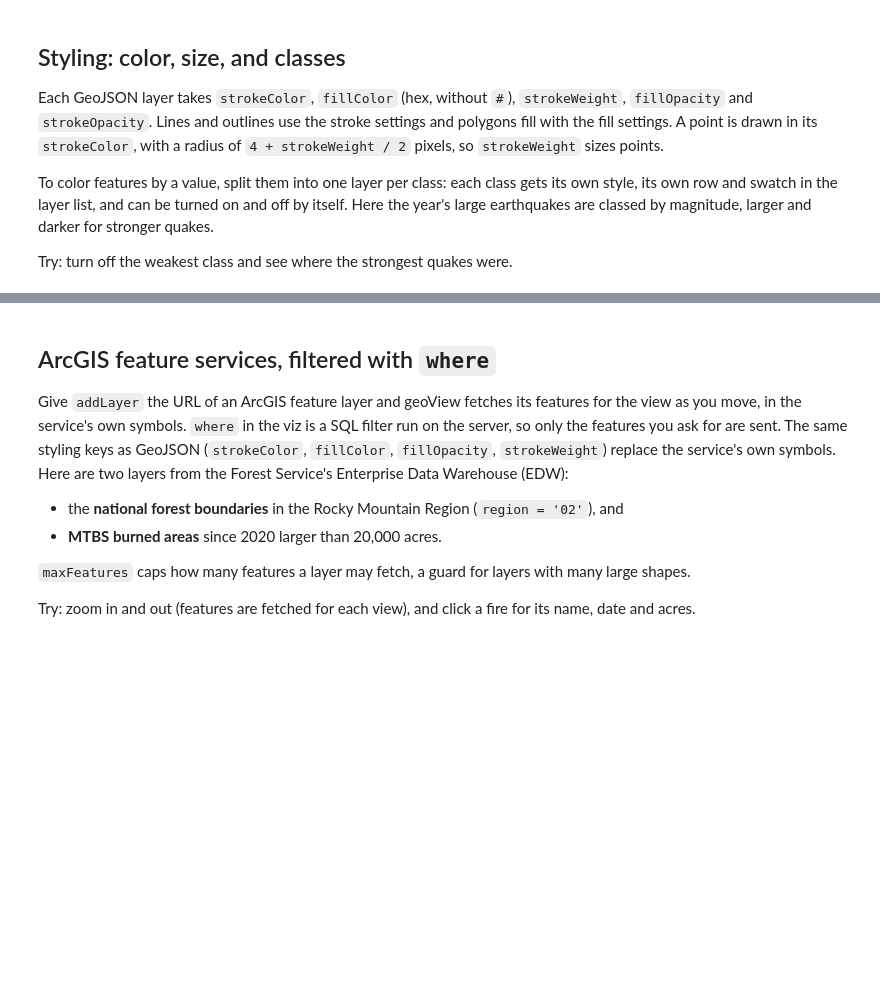
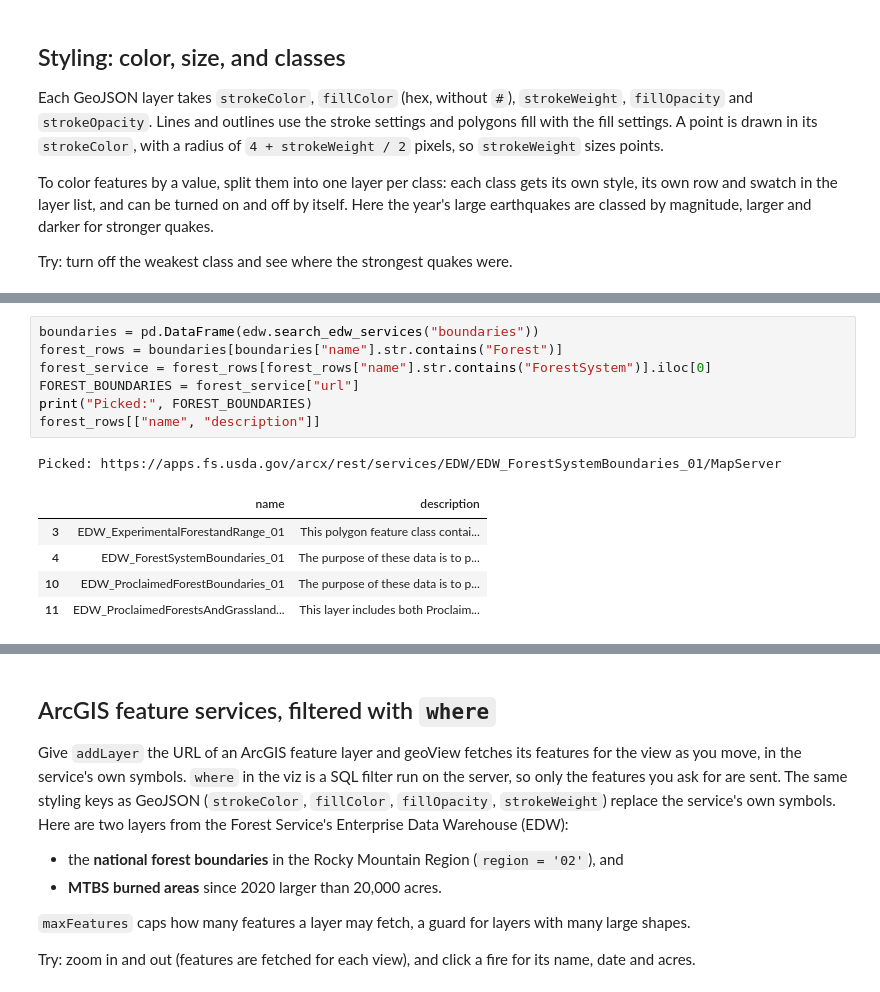
Before and after one commit to redcastle-resources/georest, a Jupyter notebook: examples/geoview_starter.ipynb, the cells around one changed output, grey strips where cells are left out. Cells and saved outputs as stored; diff of their text form; blank space fills up the shorter version.

```diff
--- a/examples/geoview_starter.ipynb
+++ b/examples/geoview_starter.ipynb
@@ -123,0 +124,14 @@ Map.view()
+# %%
+boundaries = pd.DataFrame(edw.search_edw_services("boundaries"))
+forest_rows = boundaries[boundaries["name"].str.contains("Forest")]
+forest_service = forest_rows[forest_rows["name"].str.contains("ForestSystem")].iloc[0]
+FOREST_BOUNDARIES = forest_service["url"]
+print("Picked:", FOREST_BOUNDARIES)
+forest_rows[["name", "description"]]
+# %% [output]
+Picked: https://apps.fs.usda.gov/arcx/rest/services/EDW/EDW_ForestSystemBoundaries_01/MapServer
+|  | name | description |
+| 3 | EDW_ExperimentalForestandRange_01 | This polygon feature class contai... |
+| 4 | EDW_ForestSystemBoundaries_01 | The purpose of these data is to p... |
+| 10 | EDW_ProclaimedForestBoundaries_01 | The purpose of these data is to p... |
+| 11 | EDW_ProclaimedForestsAndGrassland... | This layer includes both Proclaim... |
```
Also changed, not shown: parts of 23 cells of this notebook, 9 other files.
